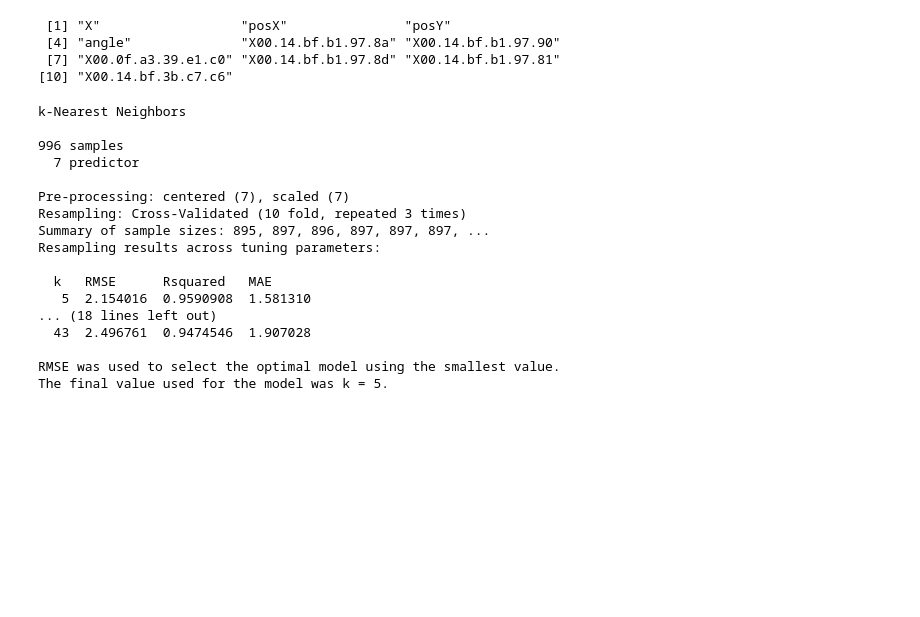
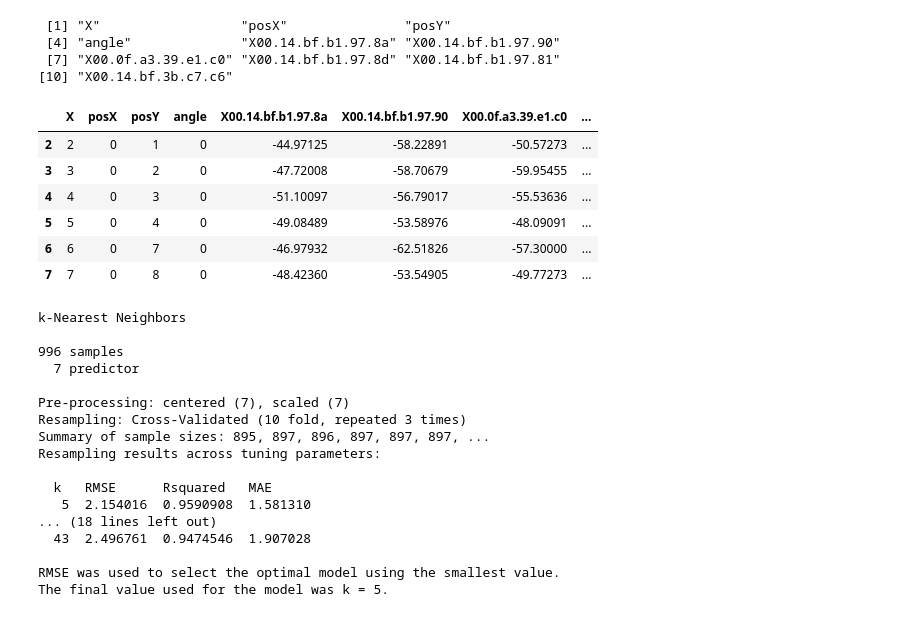
Before and after one commit to DrewLarsen2757/SMU_QTW, a Jupyter notebook: CASE_STUDY_2/Rikel_notebook-version-2.ipynb, the cells around one changed output. Cells and saved outputs as stored; diff of their text form; code cells hidden in the pictures; blank space fills up the shorter version.

```diff
--- a/CASE_STUDY_2/Rikel_notebook-version-2.ipynb
+++ b/CASE_STUDY_2/Rikel_notebook-version-2.ipynb
@@ -450,6 +368,16 @@ training <- df_w_o_cd[indxTrain,]
 testing <- df_w_o_cd[-indxTrain,]
 testing_X <- testing[,(names(testing)!= "angle" & names(testing)!= "posY")]
 testing_Y <- testing[,(names(testing)!= "angle" & names(testing)!= "posX")]
+# %%
+head(training)
+# %% [output]
+|  | X | posX | posY | angle | X00.14.bf.b1.97.8a | X00.14.bf.b1.97.90 | X00.0f.a3.39.e1.c0 | ... |
+| 2 | 2 | 0 | 1 | 0 | -44.97125 | -58.22891 | -50.57273 | ... |
+| 3 | 3 | 0 | 2 | 0 | -47.72008 | -58.70679 | -59.95455 | ... |
+| 4 | 4 | 0 | 3 | 0 | -51.10097 | -56.79017 | -55.53636 | ... |
+| 5 | 5 | 0 | 4 | 0 | -49.08489 | -53.58976 | -48.09091 | ... |
+| 6 | 6 | 0 | 7 | 0 | -46.97932 | -62.51826 | -57.30000 | ... |
+| 7 | 7 | 0 | 8 | 0 | -48.42360 | -53.54905 | -49.77273 | ... |
 # %%
 # 2. fit the model for x
 set.seed(400)
```
Also changed, not shown: parts of 19 cells of this notebook, 1 other file.
